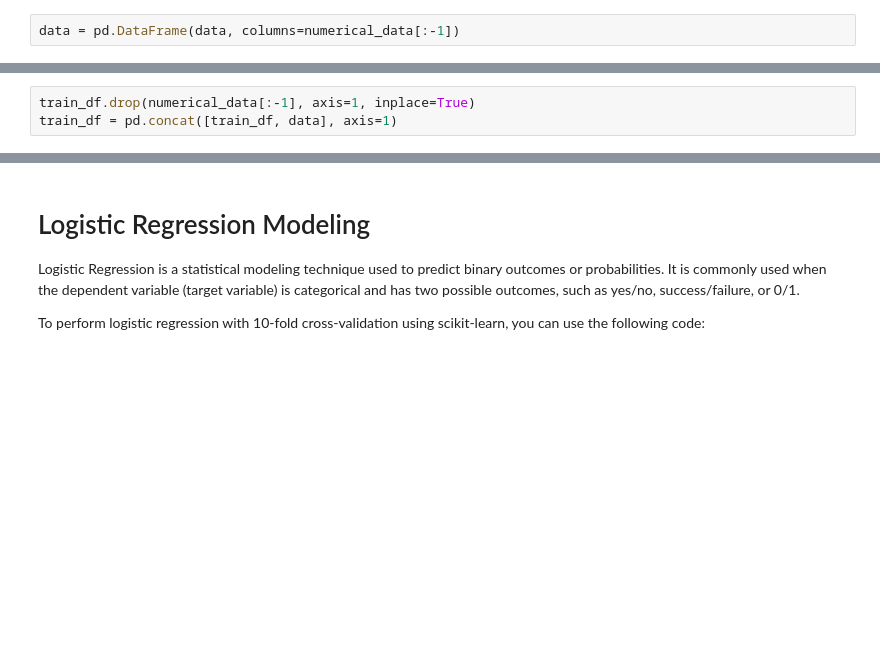
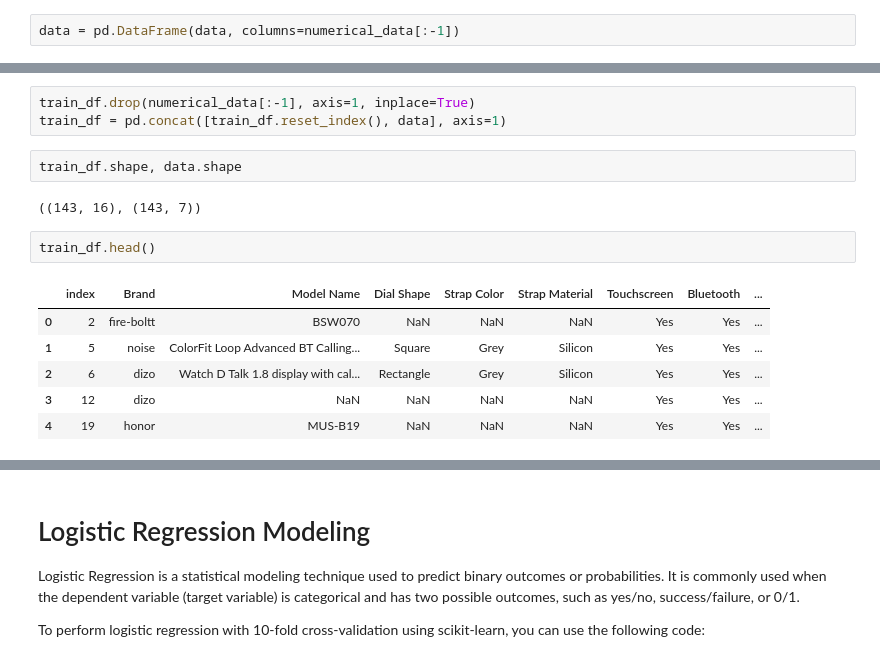
Before and after one commit to nkosanamolefe/machine-learning, a Jupyter notebook: smartwatch/discount_price_predictor.ipynb, the cells around one changed output, grey strips where cells are left out. Drawn from its saved outputs; the diff is of its cells as text; blank space fills up the shorter version.

```diff
--- a/smartwatch/discount_price_predictor.ipynb
+++ b/smartwatch/discount_price_predictor.ipynb
@@ -360,3 +507,16 @@ data.head()
 # %%
 train_df.drop(numerical_data[:-1], axis=1, inplace=True)
-train_df = pd.concat([train_df, data], axis=1)
+train_df = pd.concat([train_df.reset_index(), data], axis=1)
+# %%
+train_df.shape, data.shape
+# %% [output]
+((143, 16), (143, 7))
+# %%
+train_df.head()
+# %% [output]
+|  | index | Brand | Model Name | Dial Shape | Strap Color | Strap Material | Touchscreen | Bluetooth | ... |
+| 0 | 2 | fire-boltt | BSW070 | NaN | NaN | NaN | Yes | Yes | ... |
+| 1 | 5 | noise | ColorFit Loop Advanced BT Calling... | Square | Grey | Silicon | Yes | Yes | ... |
+| 2 | 6 | dizo | Watch D Talk 1.8 display with cal... | Rectangle | Grey | Silicon | Yes | Yes | ... |
+| 3 | 12 | dizo | NaN | NaN | NaN | NaN | Yes | Yes | ... |
+| 4 | 19 | honor | MUS-B19 | NaN | NaN | NaN | Yes | Yes | ... |
```
Also changed, not shown: parts of 56 cells of this notebook.
